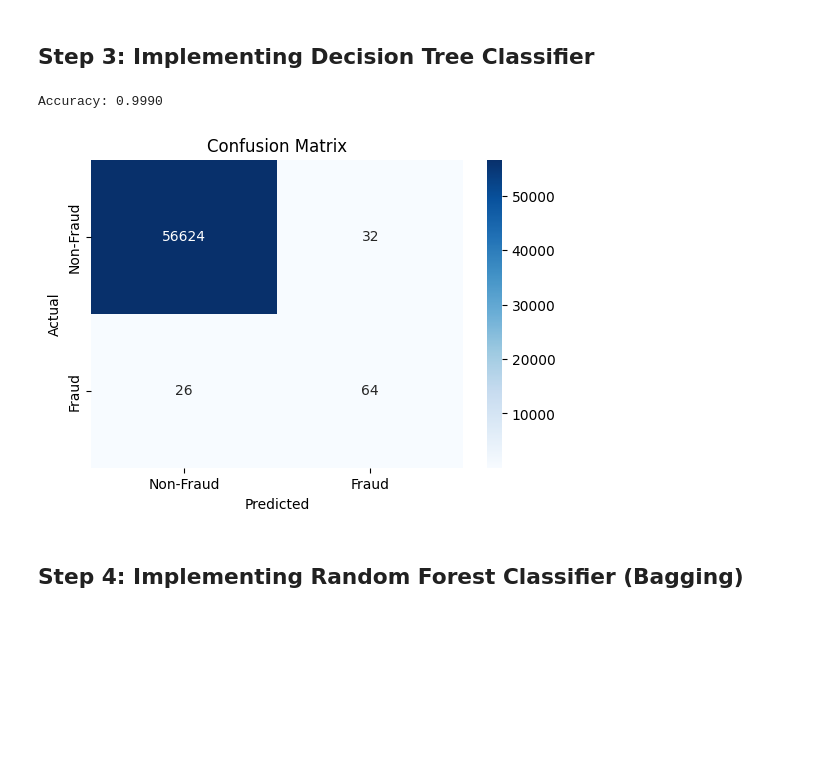
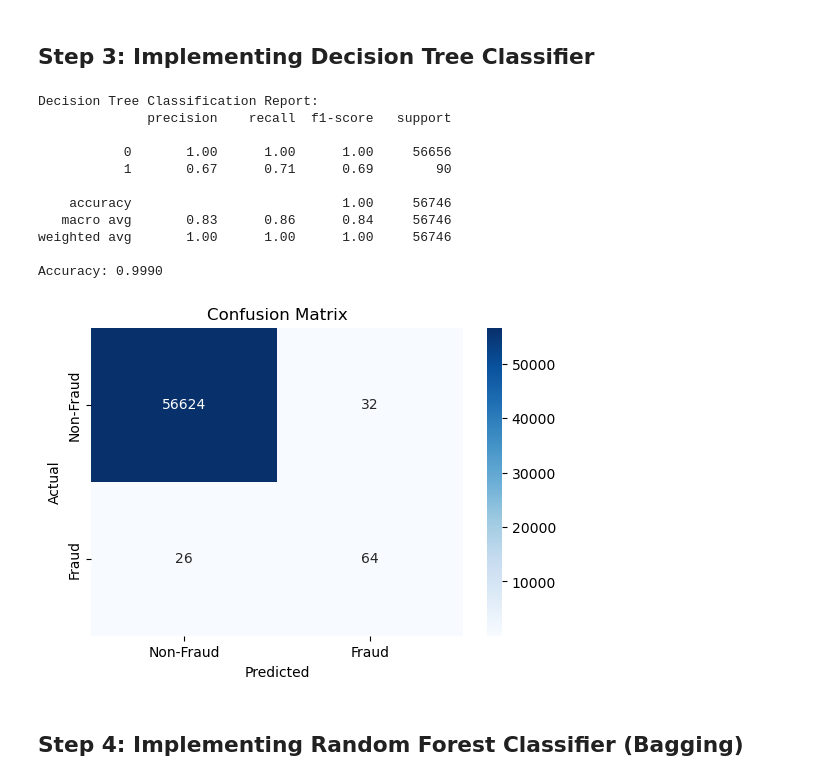
Before and after one commit to bettkipkemoi/msc_datascience, a Jupyter notebook: csa_821-machine_learning/decisionTrees/mini-project.ipynb, the cells around one changed output. Drawn from its saved outputs; the diff is of its cells as text; code cells hidden in the pictures; blank space fills up the shorter version.

Commit message:
decision trees and ensemble methods

```diff
--- a/csa_821-machine_learning/decisionTrees/mini-project.ipynb
+++ b/csa_821-machine_learning/decisionTrees/mini-project.ipynb
@@ -171,28 +170,43 @@ X_train, X_test, y_train, y_test = train_test_split(X, y, test_size=0.2, random_
 # %%
 # handle missing values if any (not needed here as there are no missing values)
 # data scaling (not needed here as Decision Trees are not affected by feature scaling)
 # train the Decision Tree model
 model = DecisionTreeClassifier(random_state=42)
 model.fit(X_train, y_train)
 
 # make predictions
 y_pred = model.predict(X_test)
 
 # evaluate the model
 accuracy = accuracy_score(y_test, y_pred)
 conf_matrix = confusion_matrix(y_test, y_pred)
+#classification report
+from sklearn.metrics import classification_report
+dt_classification_report = classification_report(y_test, y_pred)
+print("Decision Tree Classification Report:")
+print(dt_classification_report)
 
 print(f'Accuracy: {accuracy:.4f}')
 # visualize the confusion matrix
 plt.figure(figsize=(6, 4))
 sns.heatmap(conf_matrix, annot=True, fmt='d', cmap='Blues', xticklabels=['Non-Fraud', 'Fraud'], yticklabels=['Non-Fraud', 'Fraud'])
 plt.ylabel('Actual')
 plt.xlabel('Predicted')
 plt.title('Confusion Matrix')
 plt.show()
 # %% [output]
+Decision Tree Classification Report:
+              precision    recall  f1-score   support
+
+           0       1.00      1.00      1.00     56656
+           1       0.67      0.71      0.69        90
+
+    accuracy                           1.00     56746
+   macro avg       0.83      0.86      0.84     56746
+weighted avg       1.00      1.00      1.00     56746
+
 Accuracy: 0.9990
-[figure, old version]
+[figure, new version]
 # %% [markdown]
 ## Step 4: Implementing Random Forest Classifier (Bagging)
 # %%
```
Also changed, not shown: parts of 17 cells of this notebook, 5 other files.
